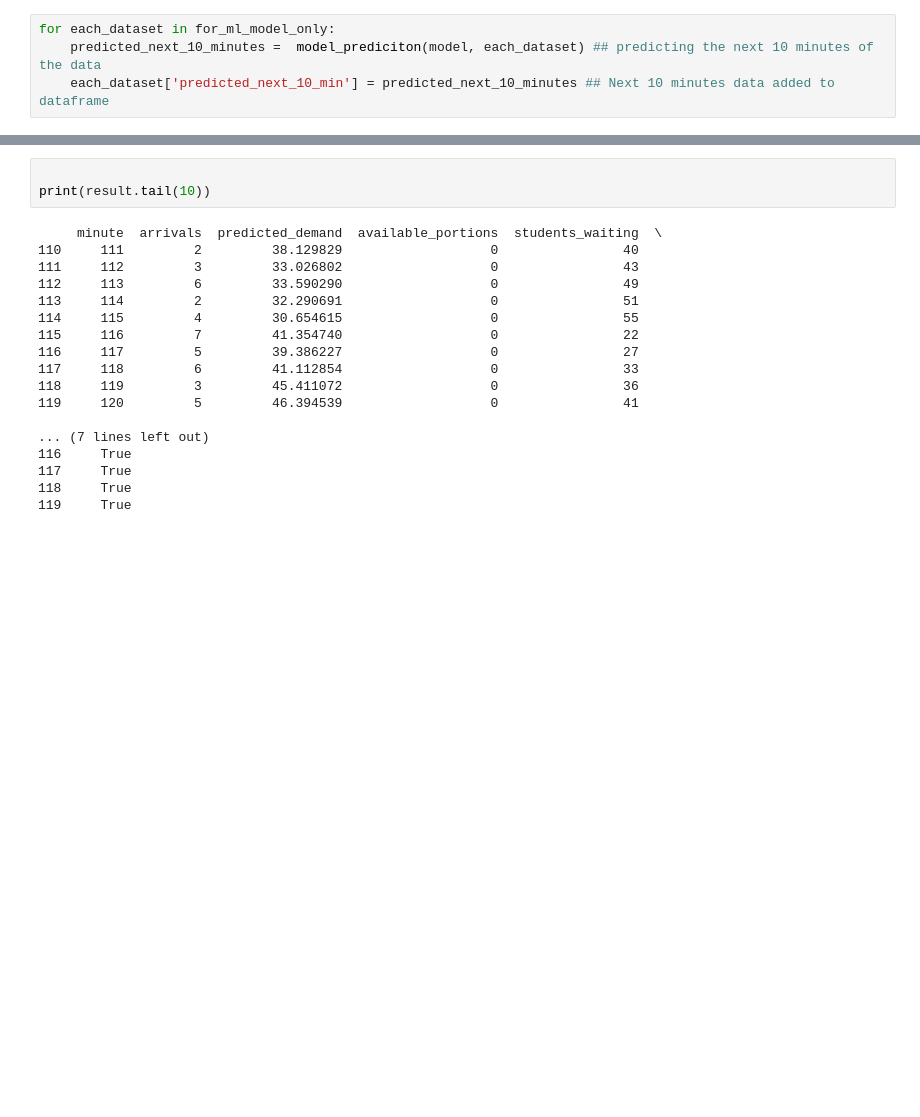
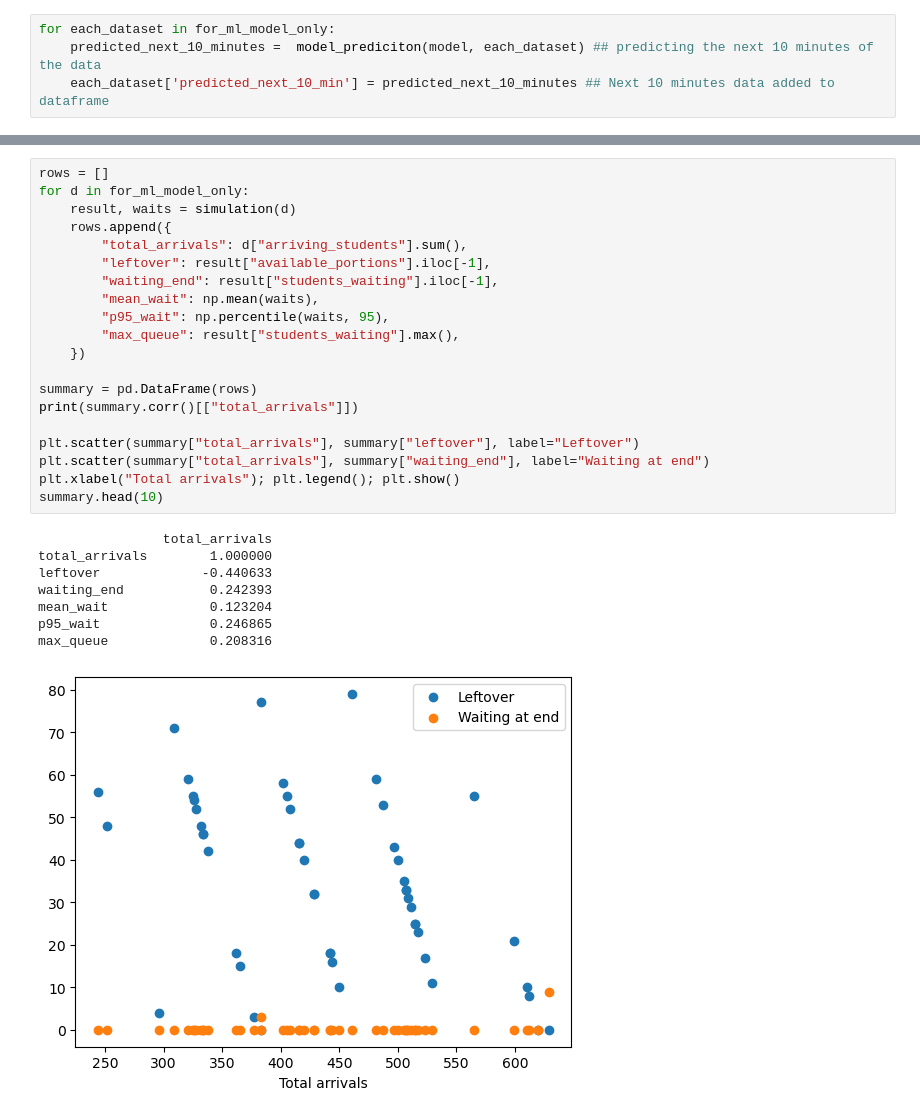
Before and after one commit to suzaladhikari/cafeteria_simulation, a Jupyter notebook: machinelearningsim.ipynb, the cells around one changed output, grey strips where cells are left out. Drawn from its saved outputs; the diff is of its cells as text; blank space fills up the shorter version.

```diff
--- a/machinelearningsim.ipynb
+++ b/machinelearningsim.ipynb
@@ -392,21 +388,29 @@ plt.show()
-# %%
-
-print(result.tail(10))
-# %% [output]
-     minute  arrivals  predicted_demand  available_portions  students_waiting  \
-110     111         2         38.129829                   0                40
-111     112         3         33.026802                   0                43
-112     113         6         33.590290                   0                49
-113     114         2         32.290691                   0                51
-114     115         4         30.654615                   0                55
-115     116         7         41.354740                   0                22
-116     117         5         39.386227                   0                27
-117     118         6         41.112854                   0                33
-118     119         3         45.411072                   0                36
-119     120         5         46.394539                   0                41
-
-... (7 lines left out)
-116     True
-117     True
-118     True
-119     True
+# %%
+rows = []
+for d in for_ml_model_only:
+    result, waits = simulation(d)
+    rows.append({
+        "total_arrivals": d["arriving_students"].sum(),
+        "leftover": result["available_portions"].iloc[-1],
+        "waiting_end": result["students_waiting"].iloc[-1],
+        "mean_wait": np.mean(waits),
+        "p95_wait": np.percentile(waits, 95),
+        "max_queue": result["students_waiting"].max(),
+    })
+
+summary = pd.DataFrame(rows)
+print(summary.corr()[["total_arrivals"]])
+
+plt.scatter(summary["total_arrivals"], summary["leftover"], label="Leftover")
+plt.scatter(summary["total_arrivals"], summary["waiting_end"], label="Waiting at end")
+plt.xlabel("Total arrivals"); plt.legend(); plt.show()
+summary.head(10)
+# %% [output]
+                total_arrivals
+total_arrivals        1.000000
+leftover             -0.440633
+waiting_end           0.242393
+mean_wait             0.123204
+p95_wait              0.246865
+max_queue             0.208316
+[figure, added]
```
Also changed, not shown: parts of 8 cells of this notebook.
